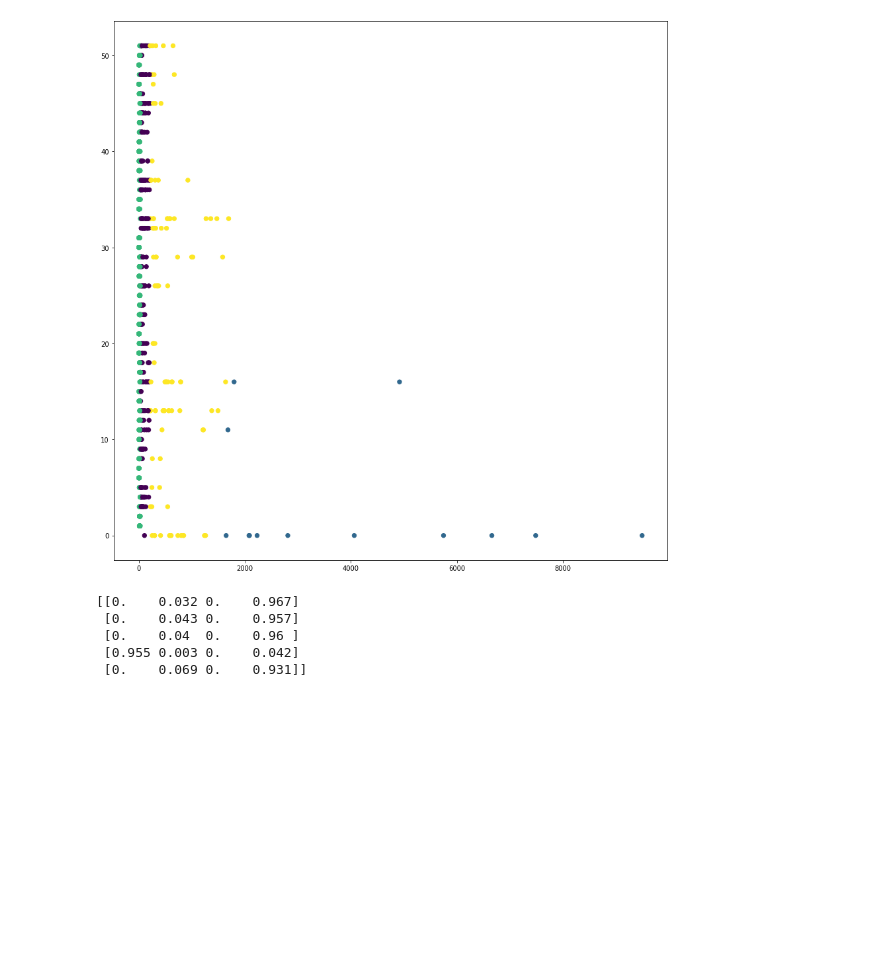
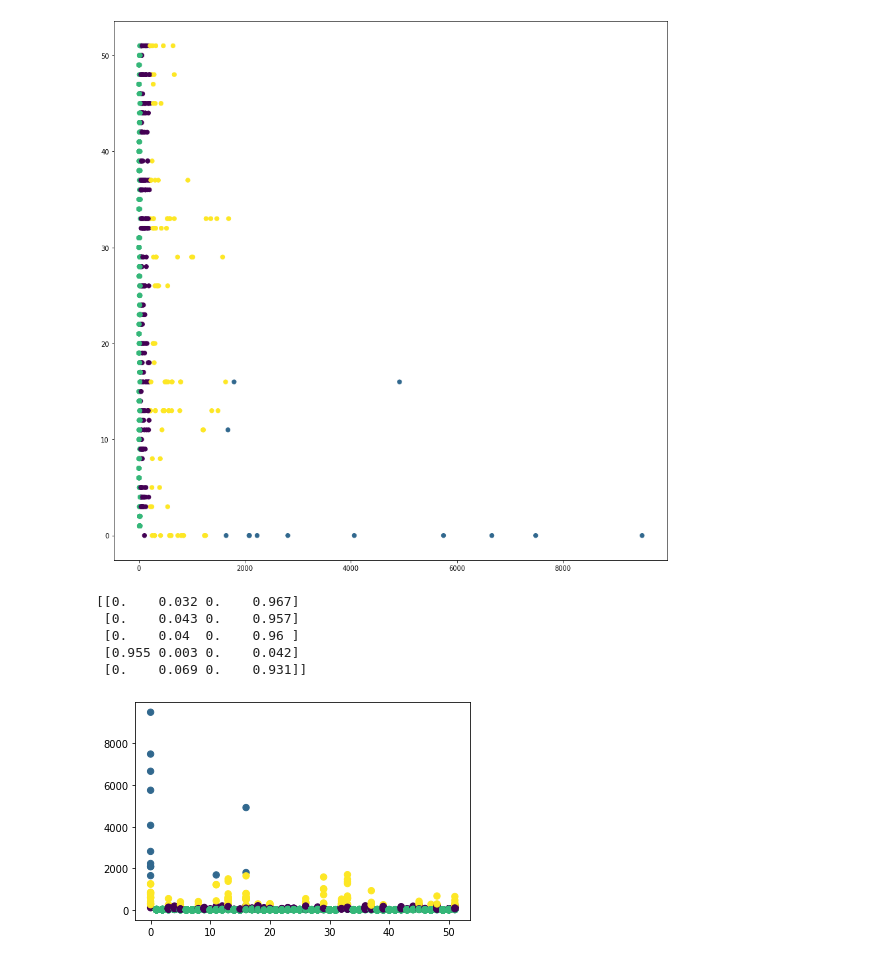
Before and after one commit to chettkulkarni/MachineLearning, a Jupyter notebook: Assignment_GMM.ipynb, the cells around one changed output. Cells and saved outputs as stored; diff of their text form; code cells hidden in the pictures; blank space fills up the shorter version.

```diff
--- a/Assignment_GMM.ipynb
+++ b/Assignment_GMM.ipynb
@@ -120,3 +119,7 @@ print(probs[:5].round(3))
  [0.    0.04  0.    0.96 ]
  [0.955 0.003 0.    0.042]
  [0.    0.069 0.    0.931]]
+# %%
+plt.scatter(df2.STATE,df2.FIRE_SIZE, c=labels, s=40, cmap='viridis');
+# %% [output]
+[figure, added]
```
Also changed, not shown: parts of 1 cell of this notebook.
